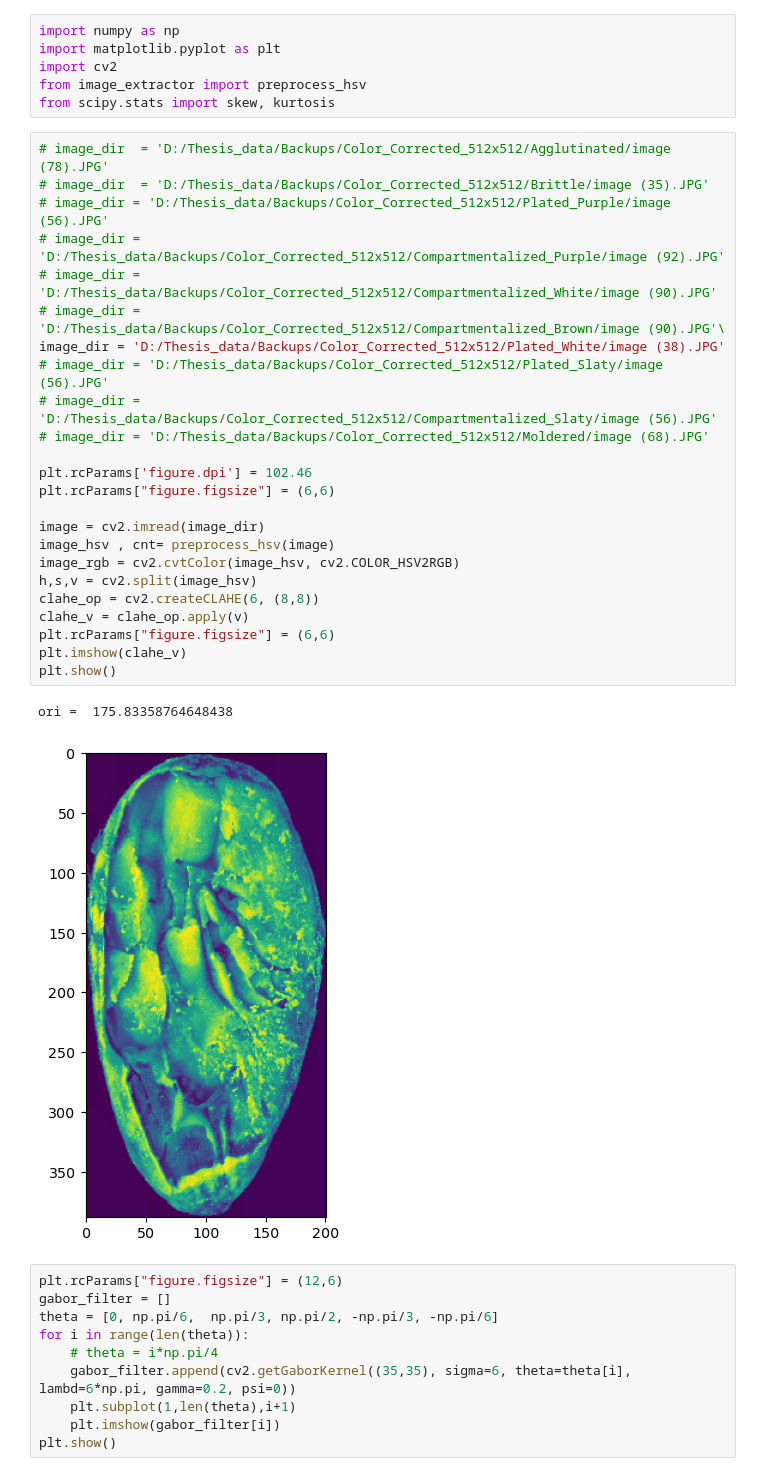
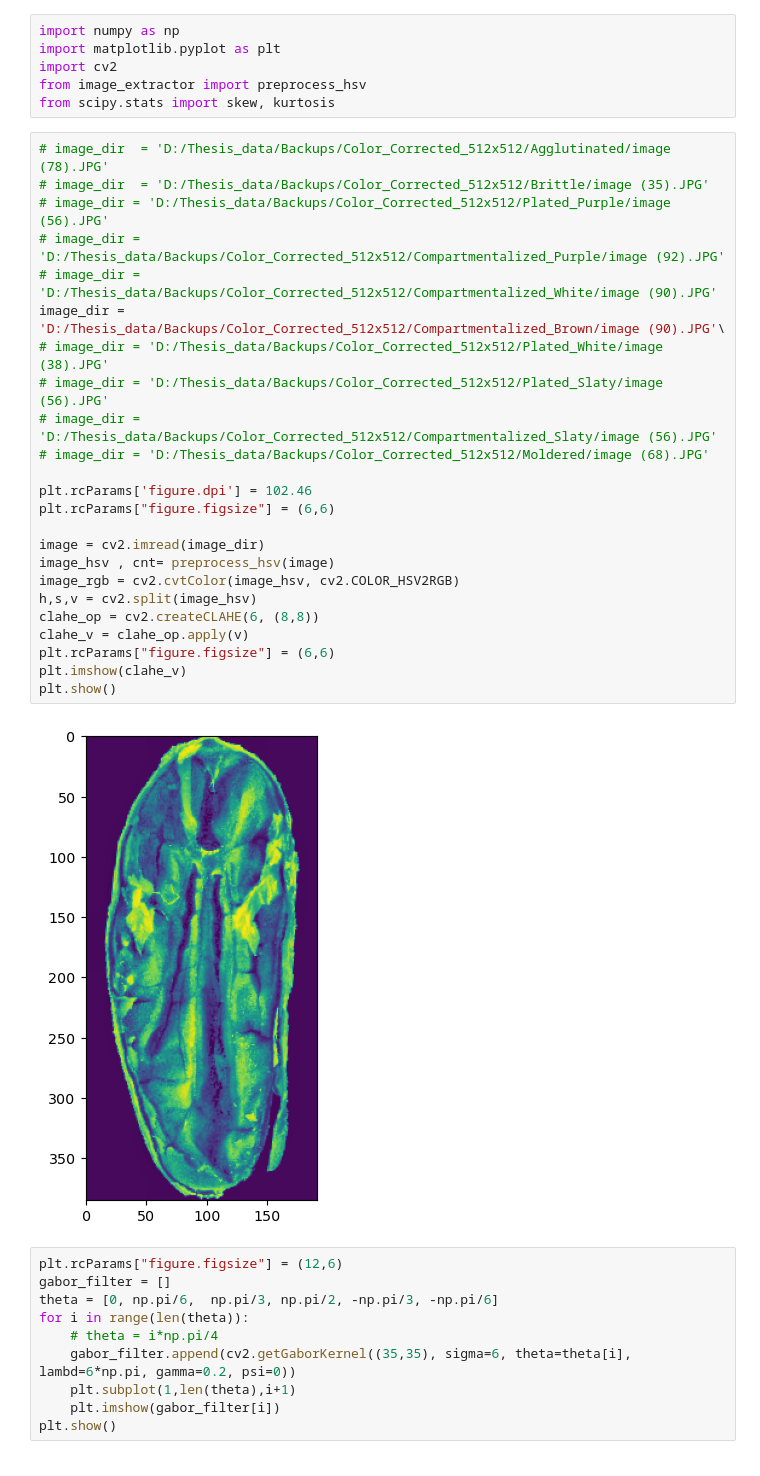
Before and after one commit to quanglochuynh/thesis2022, a Jupyter notebook: The_new_thesis_approach/structure_extractor.ipynb, the cells around one changed output. Cells and saved outputs as stored; diff of their text form.

```diff
--- a/The_new_thesis_approach/structure_extractor.ipynb
+++ b/The_new_thesis_approach/structure_extractor.ipynb
@@ -7,30 +7,29 @@ from scipy.stats import skew, kurtosis
 # %%
 # image_dir  = 'D:/Thesis_data/Backups/Color_Corrected_512x512/Agglutinated/image (78).JPG'
 # image_dir  = 'D:/Thesis_data/Backups/Color_Corrected_512x512/Brittle/image (35).JPG'
 # image_dir = 'D:/Thesis_data/Backups/Color_Corrected_512x512/Plated_Purple/image (56).JPG'
 # image_dir = 'D:/Thesis_data/Backups/Color_Corrected_512x512/Compartmentalized_Purple/image (92).JPG'
 # image_dir = 'D:/Thesis_data/Backups/Color_Corrected_512x512/Compartmentalized_White/image (90).JPG'
-# image_dir = 'D:/Thesis_data/Backups/Color_Corrected_512x512/Compartmentalized_Brown/image (90).JPG'\
-image_dir = 'D:/Thesis_data/Backups/Color_Corrected_512x512/Plated_White/image (38).JPG'
+image_dir = 'D:/Thesis_data/Backups/Color_Corrected_512x512/Compartmentalized_Brown/image (90).JPG'\
+# image_dir = 'D:/Thesis_data/Backups/Color_Corrected_512x512/Plated_White/image (38).JPG'
 # image_dir = 'D:/Thesis_data/Backups/Color_Corrected_512x512/Plated_Slaty/image (56).JPG'
 # image_dir = 'D:/Thesis_data/Backups/Color_Corrected_512x512/Compartmentalized_Slaty/image (56).JPG'
 # image_dir = 'D:/Thesis_data/Backups/Color_Corrected_512x512/Moldered/image (68).JPG'
 
 plt.rcParams['figure.dpi'] = 102.46
 plt.rcParams["figure.figsize"] = (6,6)
 
 image = cv2.imread(image_dir)
 image_hsv , cnt= preprocess_hsv(image)
 image_rgb = cv2.cvtColor(image_hsv, cv2.COLOR_HSV2RGB)
 h,s,v = cv2.split(image_hsv)
 clahe_op = cv2.createCLAHE(6, (8,8))
 clahe_v = clahe_op.apply(v)
 plt.rcParams["figure.figsize"] = (6,6)
 plt.imshow(clahe_v)
 plt.show()
 # %% [output]
-ori =  175.83358764648438
-[figure, old version]
+[figure, new version]
 # %%
 plt.rcParams["figure.figsize"] = (12,6)
 gabor_filter = []
```
Also changed, not shown: parts of 3 cells of this notebook, 3 other files.
